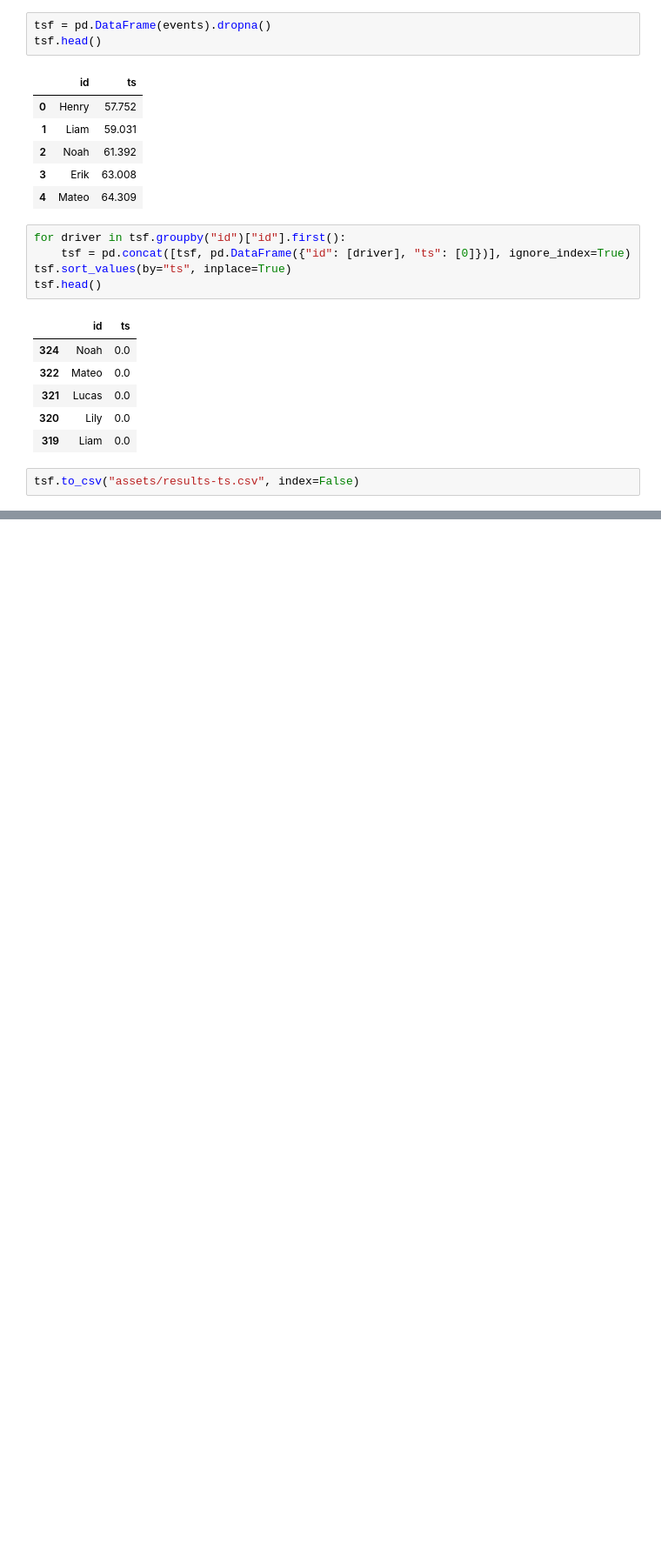
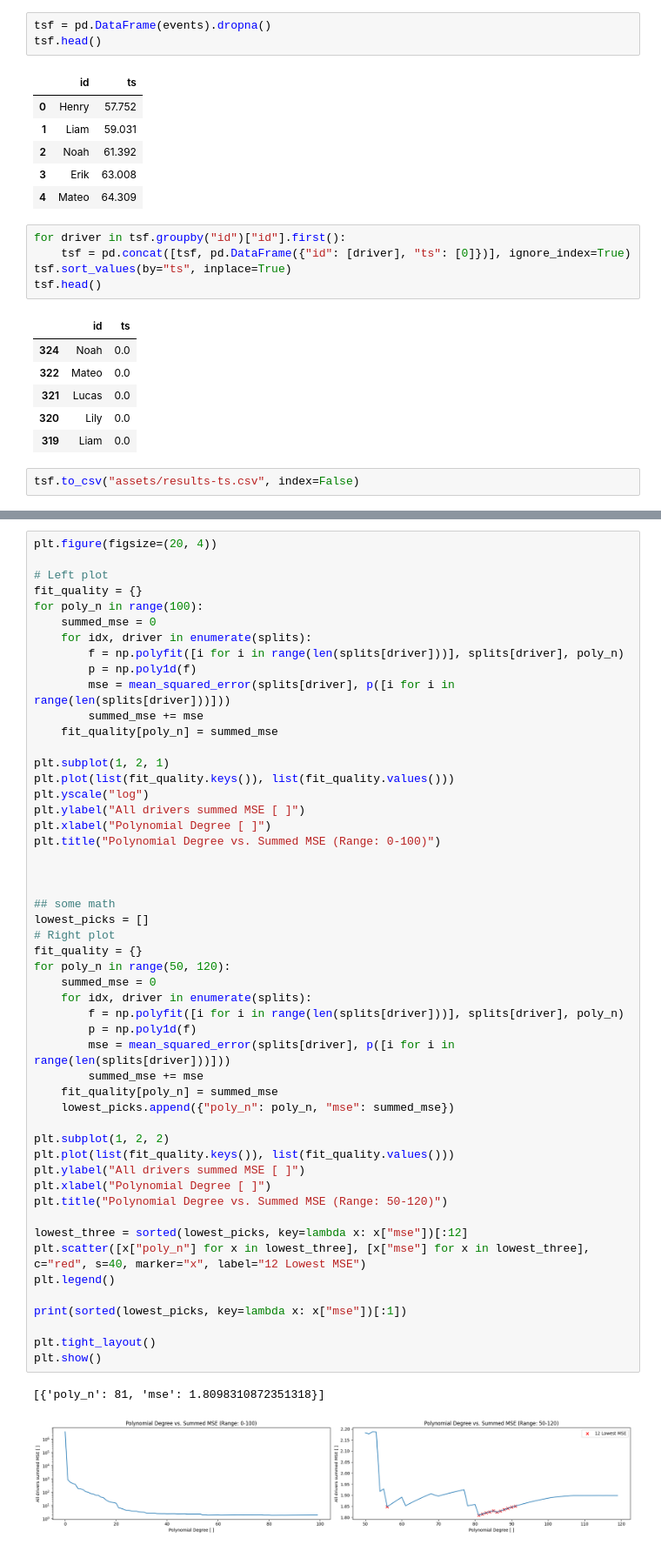
Before and after one commit to erikgoldenstein/go-kart, a Jupyter notebook: gokart-analysis.ipynb, the cells around one changed output, grey strips where cells are left out. Shown: that part at 87% size. Cells and saved outputs as stored; diff of their text form; blank space fills up the shorter version.

```diff
--- a/gokart-analysis.ipynb
+++ b/gokart-analysis.ipynb
@@ -246,0 +308,54 @@ tsf.groupby("id").count().sort_values("ts", ascending=False).rename(columns={"ts
+# %%
+plt.figure(figsize=(20, 4))
+
+# Left plot
+fit_quality = {}
+for poly_n in range(100):
+    summed_mse = 0
+    for idx, driver in enumerate(splits):
+        f = np.polyfit([i for i in range(len(splits[driver]))], splits[driver], poly_n)
+        p = np.poly1d(f)
+        mse = mean_squared_error(splits[driver], p([i for i in range(len(splits[driver]))]))
+        summed_mse += mse
+    fit_quality[poly_n] = summed_mse
+
+plt.subplot(1, 2, 1)
+plt.plot(list(fit_quality.keys()), list(fit_quality.values()))
+plt.yscale("log")
+plt.ylabel("All drivers summed MSE [ ]")
+plt.xlabel("Polynomial Degree [ ]")
+plt.title("Polynomial Degree vs. Summed MSE (Range: 0-100)")
+
+
+
+## some math
+lowest_picks = []
+# Right plot
+fit_quality = {}
+for poly_n in range(50, 120):
+    summed_mse = 0
+    for idx, driver in enumerate(splits):
+        f = np.polyfit([i for i in range(len(splits[driver]))], splits[driver], poly_n)
+        p = np.poly1d(f)
+        mse = mean_squared_error(splits[driver], p([i for i in range(len(splits[driver]))]))
+        summed_mse += mse
+    fit_quality[poly_n] = summed_mse
+    lowest_picks.append({"poly_n": poly_n, "mse": summed_mse})
+
+plt.subplot(1, 2, 2)
+plt.plot(list(fit_quality.keys()), list(fit_quality.values()))
+plt.ylabel("All drivers summed MSE [ ]")
+plt.xlabel("Polynomial Degree [ ]")
+plt.title("Polynomial Degree vs. Summed MSE (Range: 50-120)")
+
+lowest_three = sorted(lowest_picks, key=lambda x: x["mse"])[:12]
+plt.scatter([x["poly_n"] for x in lowest_three], [x["mse"] for x in lowest_three], c="red", s=40, marker="x", label="12 Lowest MSE")
+plt.legend()
+
+print(sorted(lowest_picks, key=lambda x: x["mse"])[:1])
+
+plt.tight_layout()
+plt.show()
+# %% [output]
+[{'poly_n': 81, 'mse': 1.8098310872351318}]
+[figure, added]
```
Also changed, not shown: parts of 22 cells of this notebook.
